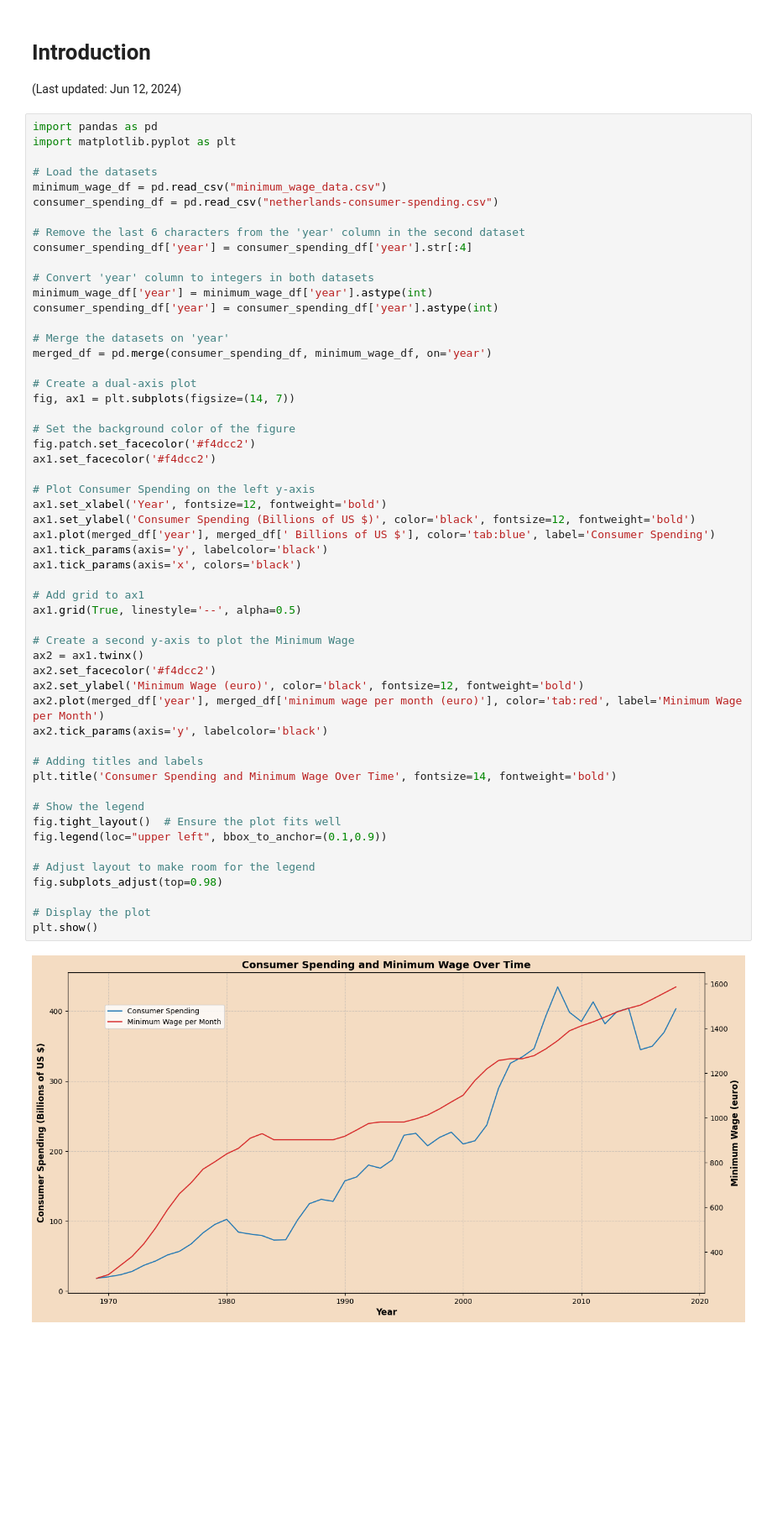
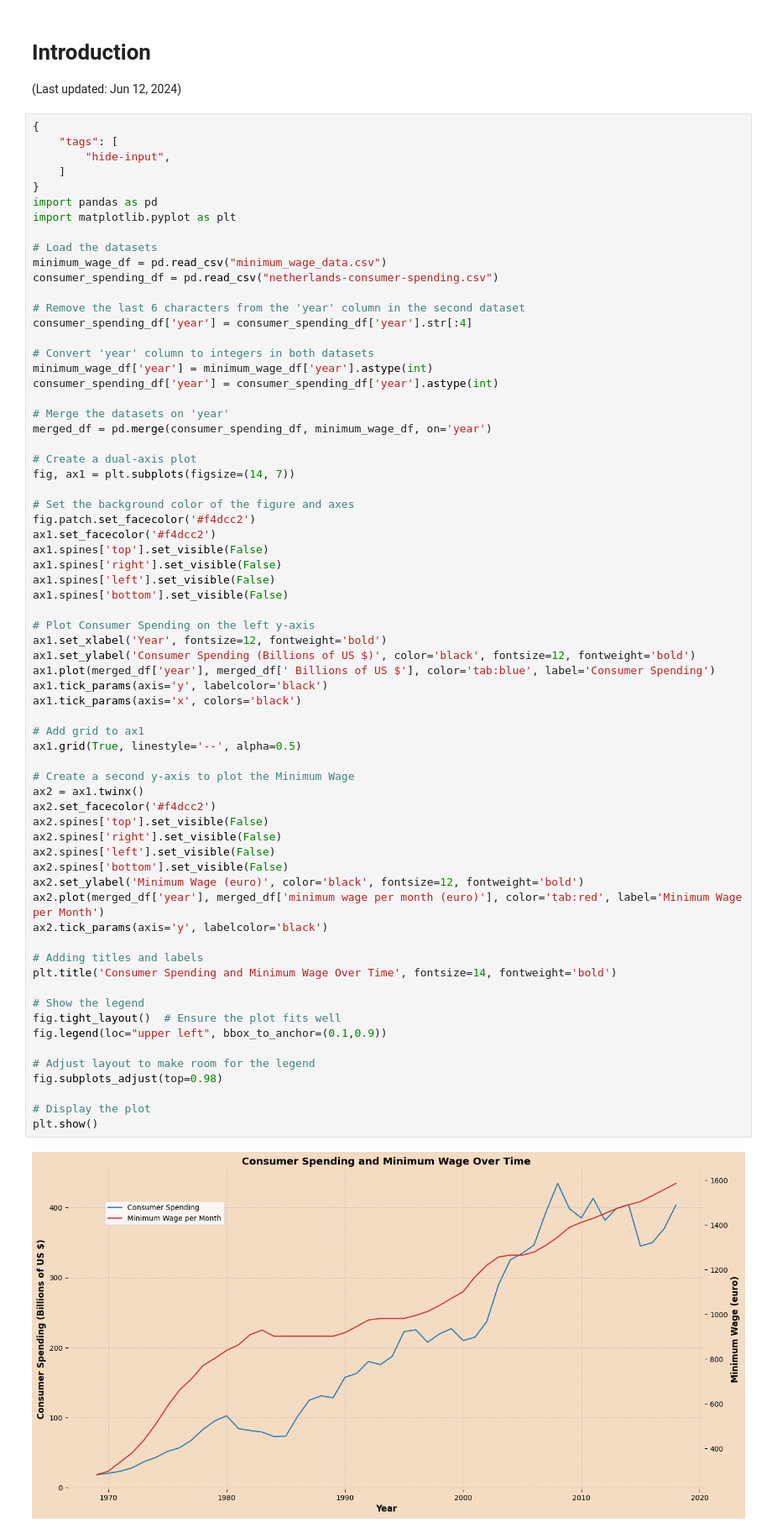
Before and after one commit to anri4/Information_Visualization, a Jupyter notebook: _build/jupyter_execute/docs/main.ipynb, the cells around one changed output. Shown at 84% size. Drawn from its saved outputs; the diff is of its cells as text; blank space fills up the shorter version.

```diff
--- a/_build/jupyter_execute/docs/main.ipynb
+++ b/_build/jupyter_execute/docs/main.ipynb
@@ -3,6 +3,11 @@
 
 (Last updated: Jun 12, 2024)
 # %%
+{
+    "tags": [
+        "hide-input",
+    ]
+}
 import pandas as pd
 import matplotlib.pyplot as plt
 
@@ -23,38 +28,46 @@ merged_df = pd.merge(consumer_spending_df, minimum_wage_df, on='year')
 # Create a dual-axis plot
 fig, ax1 = plt.subplots(figsize=(14, 7))
 
-# Set the background color of the figure
+# Set the background color of the figure and axes
 fig.patch.set_facecolor('#f4dcc2')
 ax1.set_facecolor('#f4dcc2')
+ax1.spines['top'].set_visible(False)
+ax1.spines['right'].set_visible(False)
+ax1.spines['left'].set_visible(False)
+ax1.spines['bottom'].set_visible(False)
 
 # Plot Consumer Spending on the left y-axis
 ax1.set_xlabel('Year', fontsize=12, fontweight='bold')
 ax1.set_ylabel('Consumer Spending (Billions of US $)', color='black', fontsize=12, fontweight='bold')
 ax1.plot(merged_df['year'], merged_df[' Billions of US $'], color='tab:blue', label='Consumer Spending')
 ax1.tick_params(axis='y', labelcolor='black')
 ax1.tick_params(axis='x', colors='black')
 
 # Add grid to ax1
 ax1.grid(True, linestyle='--', alpha=0.5)
 
 # Create a second y-axis to plot the Minimum Wage
 ax2 = ax1.twinx()
 ax2.set_facecolor('#f4dcc2')
+ax2.spines['top'].set_visible(False)
+ax2.spines['right'].set_visible(False)
+ax2.spines['left'].set_visible(False)
+ax2.spines['bottom'].set_visible(False)
 ax2.set_ylabel('Minimum Wage (euro)', color='black', fontsize=12, fontweight='bold')
 ax2.plot(merged_df['year'], merged_df['minimum wage per month (euro)'], color='tab:red', label='Minimum Wage per Month')
 ax2.tick_params(axis='y', labelcolor='black')
 
 # Adding titles and labels
 plt.title('Consumer Spending and Minimum Wage Over Time', fontsize=14, fontweight='bold')
 
 # Show the legend
 fig.tight_layout()  # Ensure the plot fits well
 fig.legend(loc="upper left", bbox_to_anchor=(0.1,0.9))
 
 # Adjust layout to make room for the legend
 fig.subplots_adjust(top=0.98)
 
 # Display the plot
 plt.show()
 # %% [output]
-[figure, old version]
+[figure, new version]
```
Also changed, not shown: parts of 1 cell of this notebook, 12 other files.
